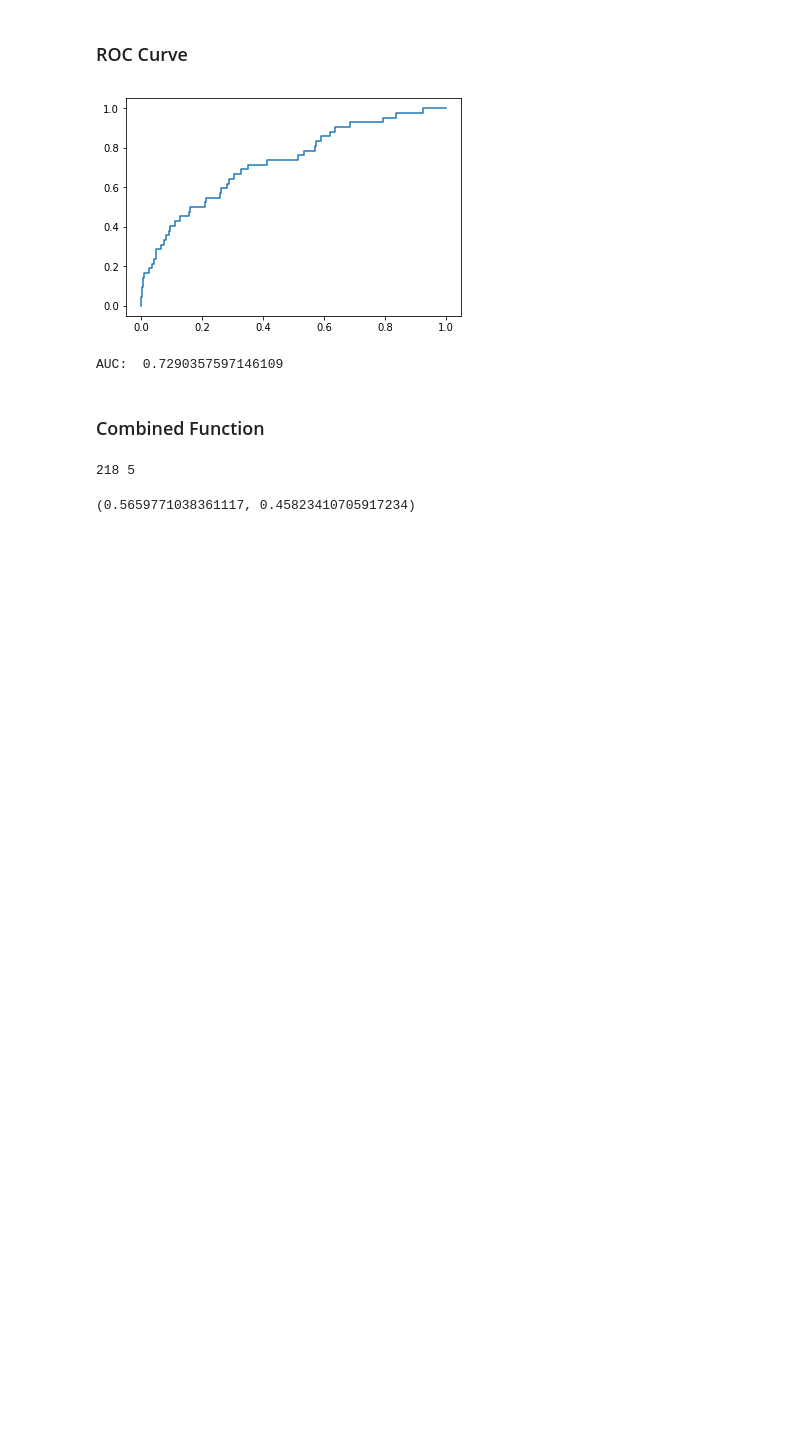
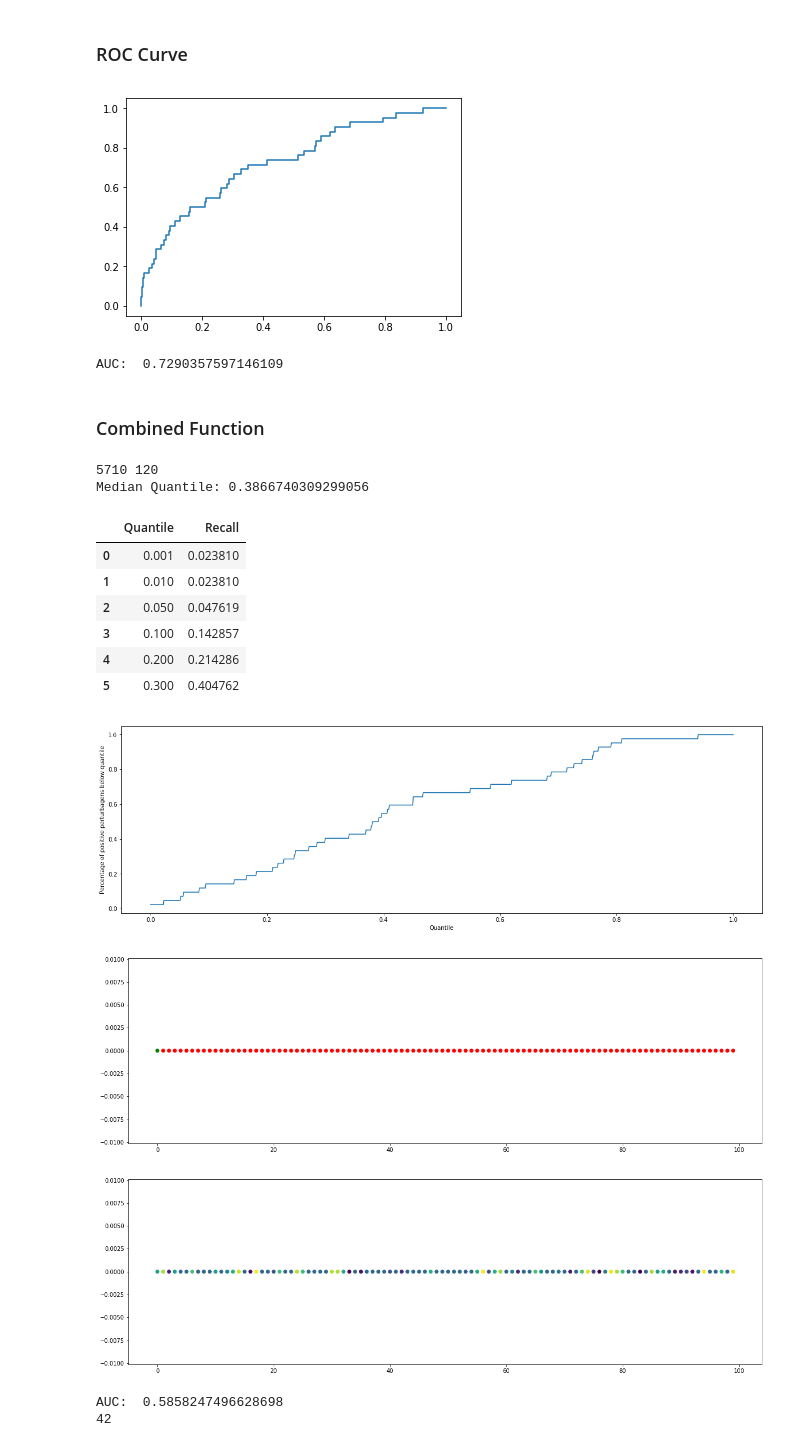
Before and after one commit to Dweepa/ItsAllInTheGenes, a Jupyter notebook: SNN/Internal_Evaluation.ipynb, the cells around one changed output. Saved outputs shown, nothing was run; the diff lists cells and outputs as text; code cells hidden in the pictures; blank space fills up the shorter version.

```diff
--- a/SNN/Internal_Evaluation.ipynb
+++ b/SNN/Internal_Evaluation.ipynb
@@ -149,9 +161,22 @@ def full_internal_evaluation(query_embedding, query_class, X, y, printinfo=False
 # %%
-#5136
-ind = 5136#random.randint(0, 10000)
+#5136 4378 3889
+ind = random.randint(0, 10000)
 print(ind, y[ind])
-full_internal_evaluation(X[ind], y[ind], X, y, True)
+num_pos, _, _ = full_internal_evaluation(X[ind], y[ind], X, y, True)
+print(num_pos)
 # %% [output]
-218 5
+5710 120
+Median Quantile: 0.3866740309299056
+|  | Quantile | Recall |
+| 0 | 0.001 | 0.023810 |
+| 1 | 0.010 | 0.023810 |
+| 2 | 0.050 | 0.047619 |
+| 3 | 0.100 | 0.142857 |
+| 4 | 0.200 | 0.214286 |
+| 5 | 0.300 | 0.404762 |
+[figure, added]
+[figure, added]
+[figure, added]
-(0.5659771038361117, 0.45823410705917234)
+AUC:  0.5858247496628698
+42
 # %%
```
Also changed, not shown: parts of 3 cells of this notebook, 3 other files.
